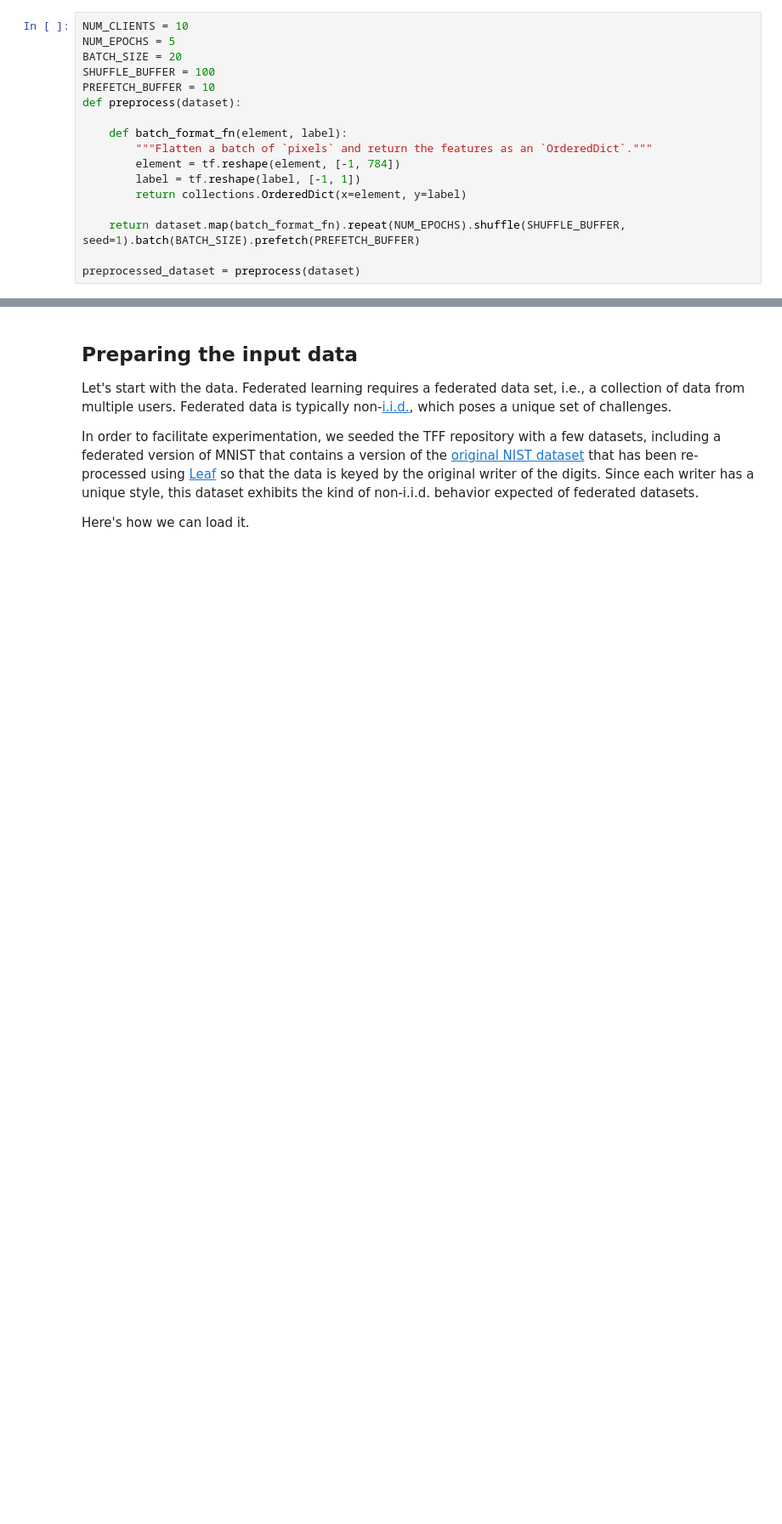
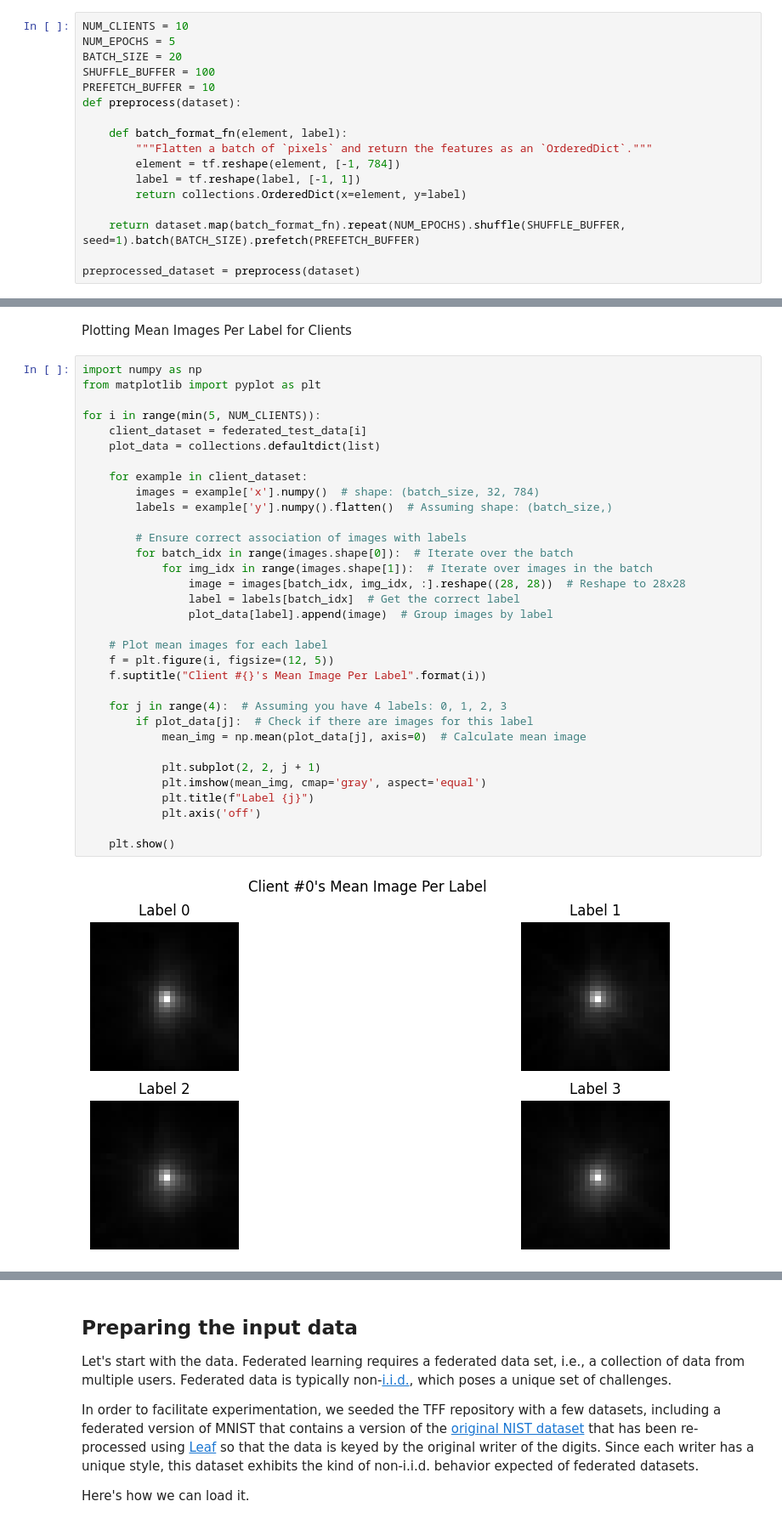
Before and after one commit to carlynlee/FLSim, a Jupyter notebook: docs/tutorials/federated_learning_for_image_classification.ipynb, the cells around one changed output, grey strips where cells are left out. Shown at 85% size. Cells and saved outputs as stored; diff of their text form; blank space fills up the shorter version.

```diff
--- a/docs/tutorials/federated_learning_for_image_classification.ipynb
+++ b/docs/tutorials/federated_learning_for_image_classification.ipynb
@@ -122,0 +267,37 @@ preprocessed_dataset = preprocess(dataset)
+# %% [markdown]
+Plotting Mean Images Per Label for Clients
+# %%
+import numpy as np
+from matplotlib import pyplot as plt
+
+for i in range(min(5, NUM_CLIENTS)):
+    client_dataset = federated_test_data[i]
+    plot_data = collections.defaultdict(list)
+
+    for example in client_dataset:
+        images = example['x'].numpy()  # shape: (batch_size, 32, 784)
+        labels = example['y'].numpy().flatten()  # Assuming shape: (batch_size,)
+
+        # Ensure correct association of images with labels
+        for batch_idx in range(images.shape[0]):  # Iterate over the batch
+            for img_idx in range(images.shape[1]):  # Iterate over images in the batch
+                image = images[batch_idx, img_idx, :].reshape((28, 28))  # Reshape to 28x28
+                label = labels[batch_idx]  # Get the correct label
+                plot_data[label].append(image)  # Group images by label
+
+    # Plot mean images for each label
+    f = plt.figure(i, figsize=(12, 5))
+    f.suptitle("Client #{}'s Mean Image Per Label".format(i))
+
+    for j in range(4):  # Assuming you have 4 labels: 0, 1, 2, 3
+        if plot_data[j]:  # Check if there are images for this label
+            mean_img = np.mean(plot_data[j], axis=0)  # Calculate mean image
+
+            plt.subplot(2, 2, j + 1)
+            plt.imshow(mean_img, cmap='gray', aspect='equal')
+            plt.title(f"Label {j}")
+            plt.axis('off')
+
+    plt.show()
+# %% [output]
+[figure, added]
```
Also changed, not shown: parts of 17 cells of this notebook.
